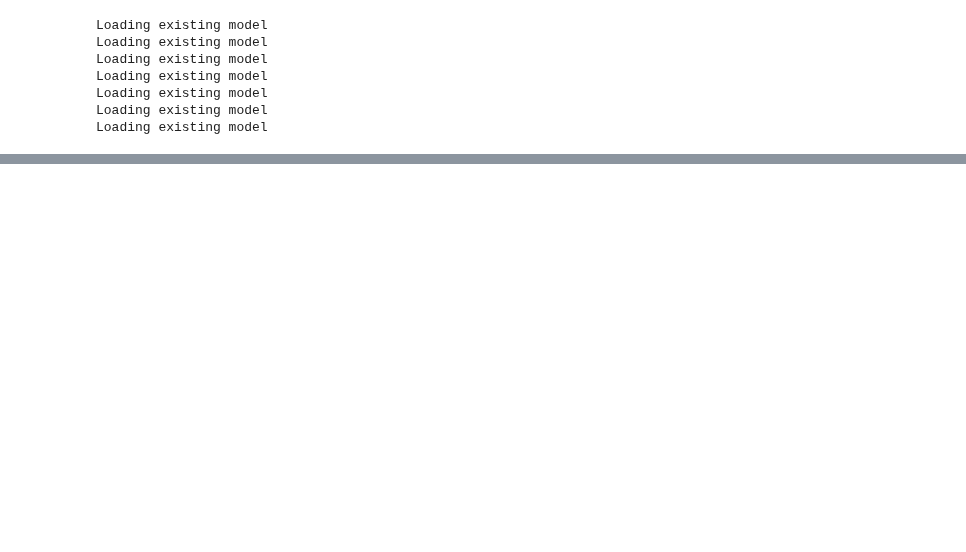
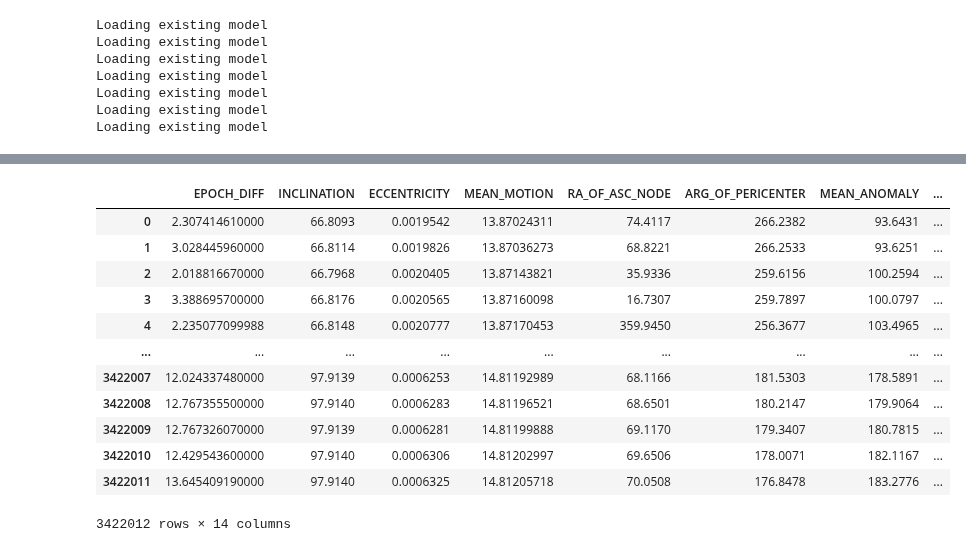
Before and after one commit to cm-tle-pred/tle-prediction, a Jupyter notebook: models/model_t5/prediction_results.ipynb, the cells around one changed output, grey strips where cells are left out. Drawn from its saved outputs; the diff is of its cells as text; code cells hidden in the pictures; blank space fills up the shorter version.

```diff
--- a/models/model_t5/prediction_results.ipynb
+++ b/models/model_t5/prediction_results.ipynb
@@ -246,16 +265,34 @@ KeyboardInterrupt:
 # %%
 baseline = denormalize_ground_truths(X_test[['X_INCLINATION_1', 'X_ECCENTRICITY_1', 'X_MEAN_MOTION_1','X_RA_OF_ASC_NODE_1', 'X_ARG_OF_PERICENTER_1', 'X_MEAN_ANOMALY_1','X_BSTAR_1']])
 baseline = baseline.merge(ref_test, left_index=True, right_index=True)
-baseline = baseline.progress_apply(lambda x:get_satrec_erv(bst=x.BSTAR,
+baseline_sgp4 = baseline.progress_apply(lambda x:get_satrec_erv(bst=x.BSTAR,
                                                        ecc=x.ECCENTRICITY,
                                                        aop=x.ARG_OF_PERICENTER,
                                                        inc=x.INCLINATION,
                                                        mea=x.MEAN_ANOMALY,
                                                        mem=x.MEAN_MOTION,
                                                        raa=x.RA_OF_ASC_NODE,
                                                        epoch=x.__EPOCH_2,), axis=1)
-baseline.columns = ["SAT_E","SAT_RX","SAT_RY","SAT_RZ","SAT_VX","SAT_VY","SAT_VZ"]
+baseline_sgp4.columns = ["SAT_E","SAT_RX","SAT_RY","SAT_RZ","SAT_VX","SAT_VY","SAT_VZ"]
+baseline = baseline.merge(baseline_sgp4, left_index=True, right_index=True)
+baseline = baseline.merge(X_test[['X_delta_EPOCH']]*7, left_index=True, right_index=True)
+baseline.rename(columns={'X_delta_EPOCH':'EPOCH_DIFF'}, inplace=True)
+baseline = baseline[['EPOCH_DIFF', 'INCLINATION', 'ECCENTRICITY', 'MEAN_MOTION', 'RA_OF_ASC_NODE', 'ARG_OF_PERICENTER', 'MEAN_ANOMALY', 'BSTAR', 'SAT_RX', 'SAT_RY', 'SAT_RZ', 'SAT_VX', 'SAT_VY', 'SAT_VZ']]
 display(baseline)
+# %% [output]
+|  | EPOCH_DIFF | INCLINATION | ECCENTRICITY | MEAN_MOTION | RA_OF_ASC_NODE | ARG_OF_PERICENTER | MEAN_ANOMALY | ... |
+| 0 | 2.307414610000 | 66.8093 | 0.0019542 | 13.87024311 | 74.4117 | 266.2382 | 93.6431 | ... |
+| 1 | 3.028445960000 | 66.8114 | 0.0019826 | 13.87036273 | 68.8221 | 266.2533 | 93.6251 | ... |
+| 2 | 2.018816670000 | 66.7968 | 0.0020405 | 13.87143821 | 35.9336 | 259.6156 | 100.2594 | ... |
+| 3 | 3.388695700000 | 66.8176 | 0.0020565 | 13.87160098 | 16.7307 | 259.7897 | 100.0797 | ... |
+| 4 | 2.235077099988 | 66.8148 | 0.0020777 | 13.87170453 | 359.9450 | 256.3677 | 103.4965 | ... |
+| ... | ... | ... | ... | ... | ... | ... | ... | ... |
+| 3422007 | 12.024337480000 | 97.9139 | 0.0006253 | 14.81192989 | 68.1166 | 181.5303 | 178.5891 | ... |
+| 3422008 | 12.767355500000 | 97.9140 | 0.0006283 | 14.81196521 | 68.6501 | 180.2147 | 179.9064 | ... |
+| 3422009 | 12.767326070000 | 97.9139 | 0.0006281 | 14.81199888 | 69.1170 | 179.3407 | 180.7815 | ... |
+| 3422010 | 12.429543600000 | 97.9140 | 0.0006306 | 14.81202997 | 69.6506 | 178.0071 | 182.1167 | ... |
+| 3422011 | 13.645409190000 | 97.9140 | 0.0006325 | 14.81205718 | 70.0508 | 176.8478 | 183.2776 | ... |
+3422012 rows × 14 columns
 # %%
 data_dict = {
     'tle_ground_truth':ground_truths,
```
Also changed, not shown: parts of 4 cells of this notebook, 2 other files.
